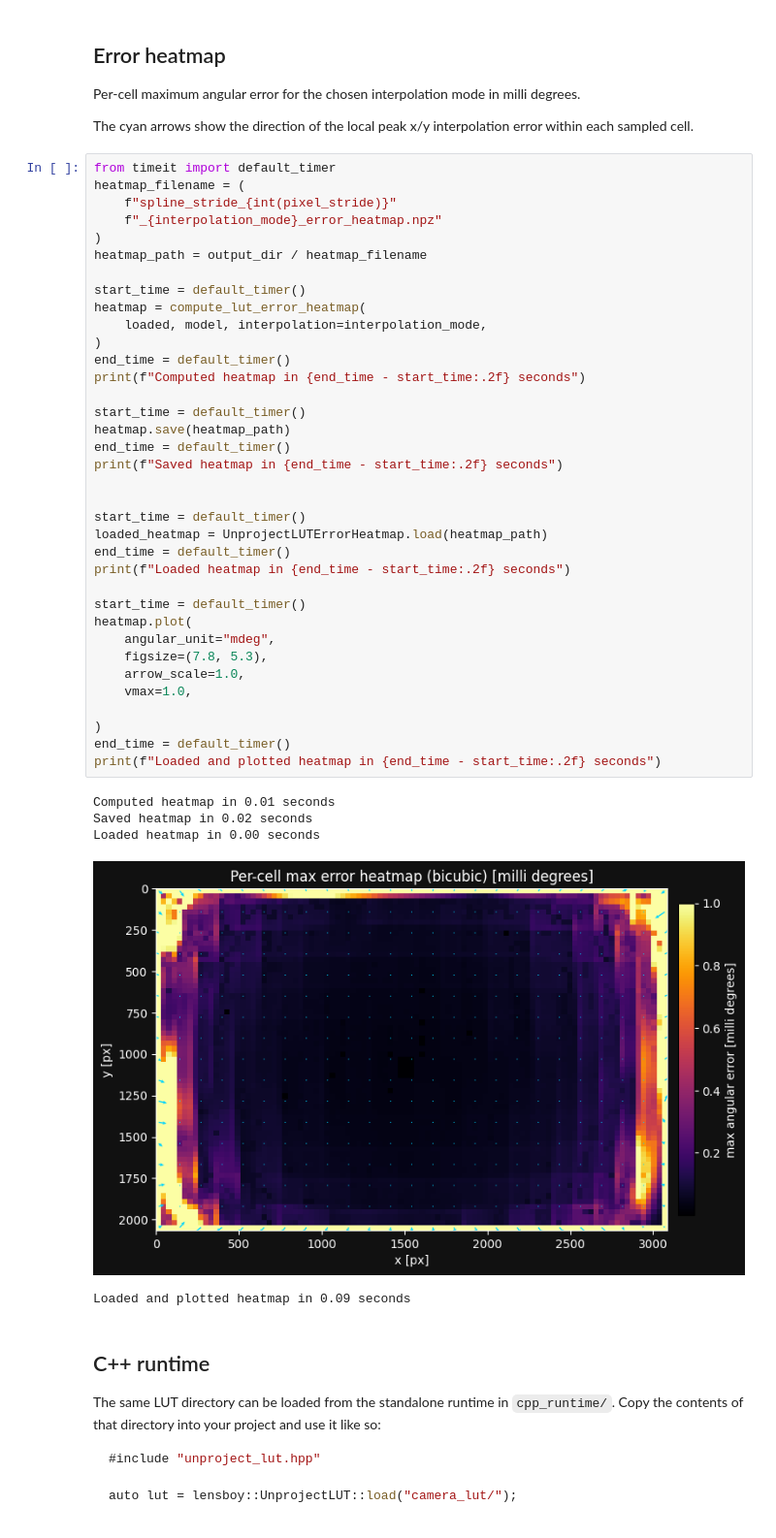
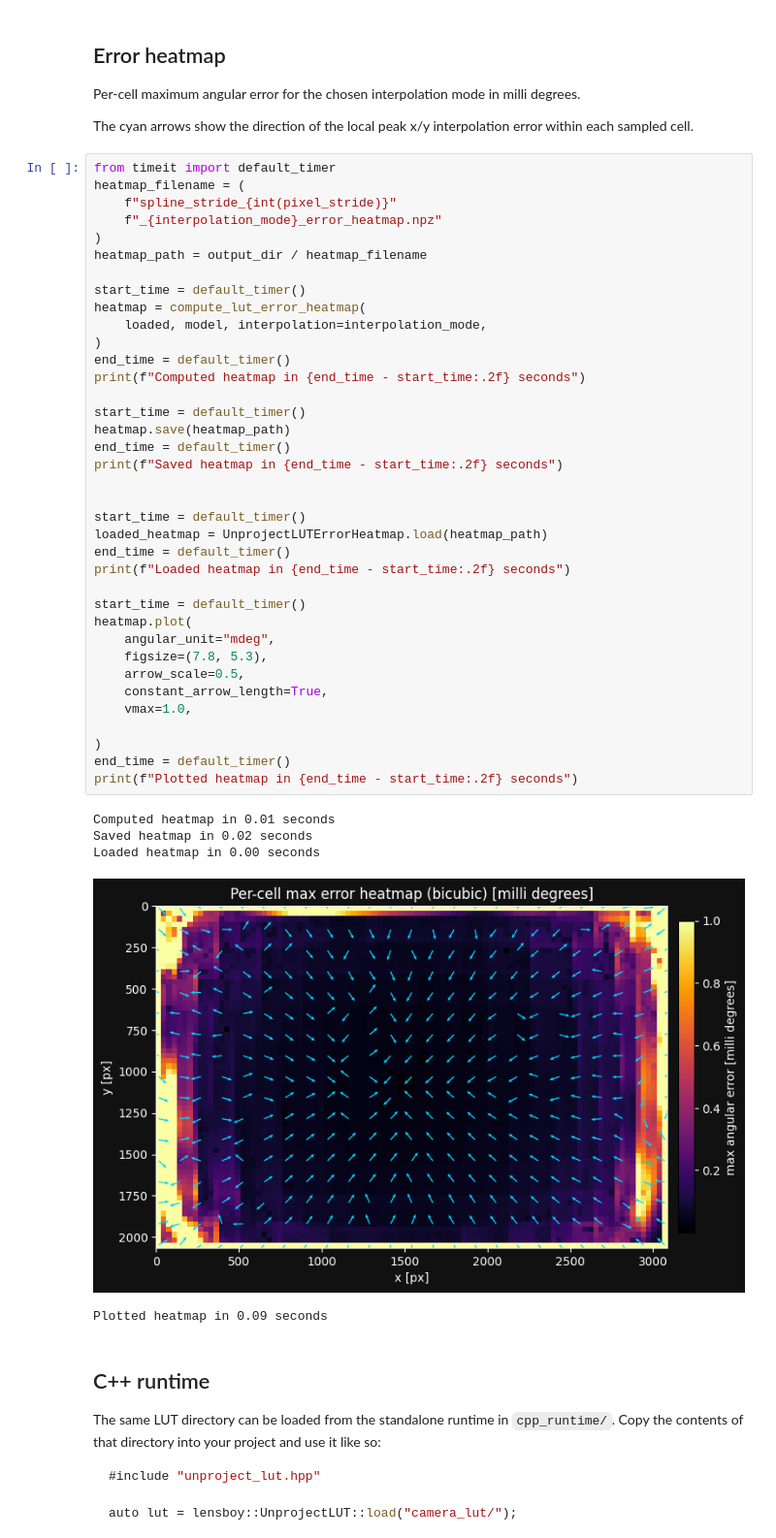
Before and after one commit to Robertleoj/lensboy, a Jupyter notebook: examples/unproject_lut.ipynb, the cells around one changed output. Shown at 97% size. Cells and saved outputs as stored; diff of their text form.

```diff
--- a/examples/unproject_lut.ipynb
+++ b/examples/unproject_lut.ipynb
@@ -77,37 +77,38 @@ heatmap_path = output_dir / heatmap_filename
 start_time = default_timer()
 heatmap = compute_lut_error_heatmap(
     loaded, model, interpolation=interpolation_mode,
 )
 end_time = default_timer()
 print(f"Computed heatmap in {end_time - start_time:.2f} seconds")
 
 start_time = default_timer()
 heatmap.save(heatmap_path)
 end_time = default_timer()
 print(f"Saved heatmap in {end_time - start_time:.2f} seconds")
 
 
 start_time = default_timer()
 loaded_heatmap = UnprojectLUTErrorHeatmap.load(heatmap_path)
 end_time = default_timer()
 print(f"Loaded heatmap in {end_time - start_time:.2f} seconds")
 
 start_time = default_timer()
 heatmap.plot(
     angular_unit="mdeg",
     figsize=(7.8, 5.3),
-    arrow_scale=1.0,
+    arrow_scale=0.5,
+    constant_arrow_length=True,
     vmax=1.0,
 
 )
 end_time = default_timer()
-print(f"Loaded and plotted heatmap in {end_time - start_time:.2f} seconds")
+print(f"Plotted heatmap in {end_time - start_time:.2f} seconds")
 # %% [output]
 Computed heatmap in 0.01 seconds
 Saved heatmap in 0.02 seconds
 Loaded heatmap in 0.00 seconds
-[figure, old version]
+[figure, new version]
-Loaded and plotted heatmap in 0.09 seconds
+Plotted heatmap in 0.09 seconds
 # %% [markdown]
 ## C++ runtime
 
```
